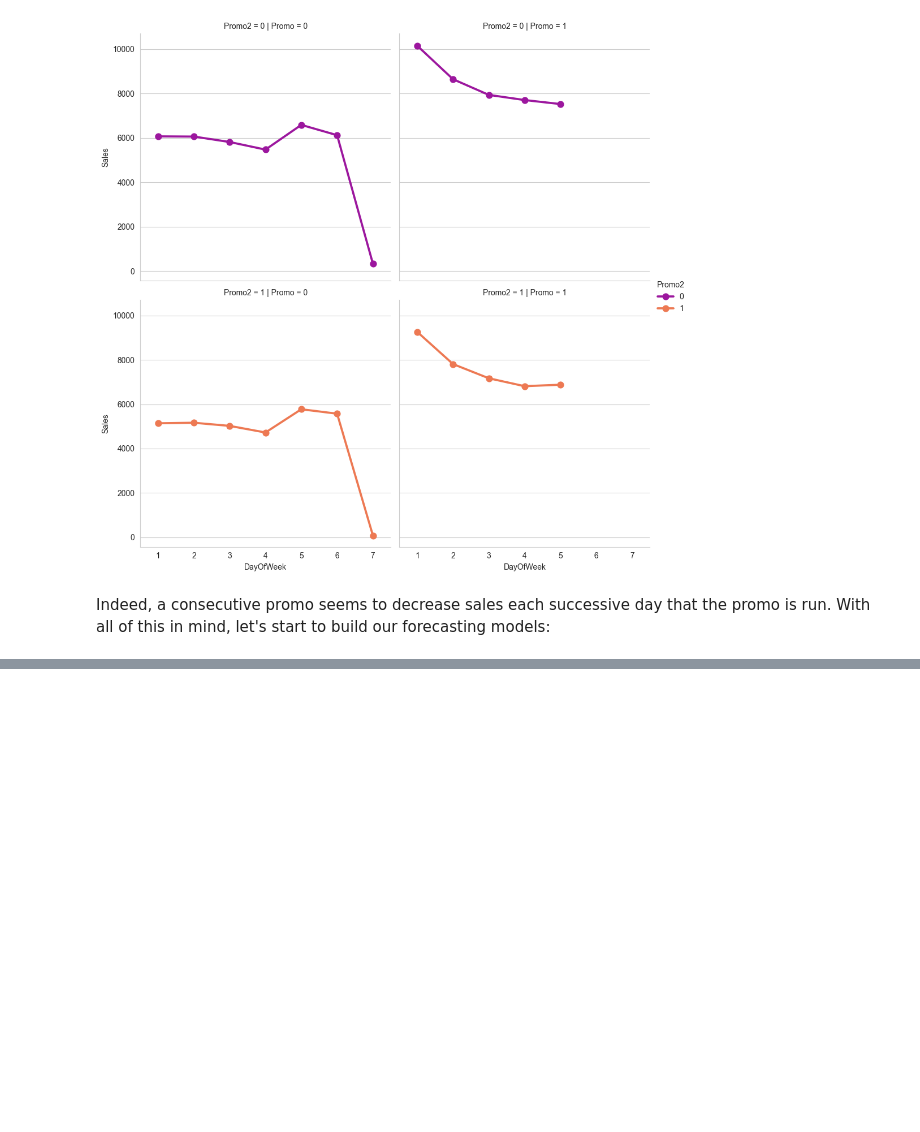
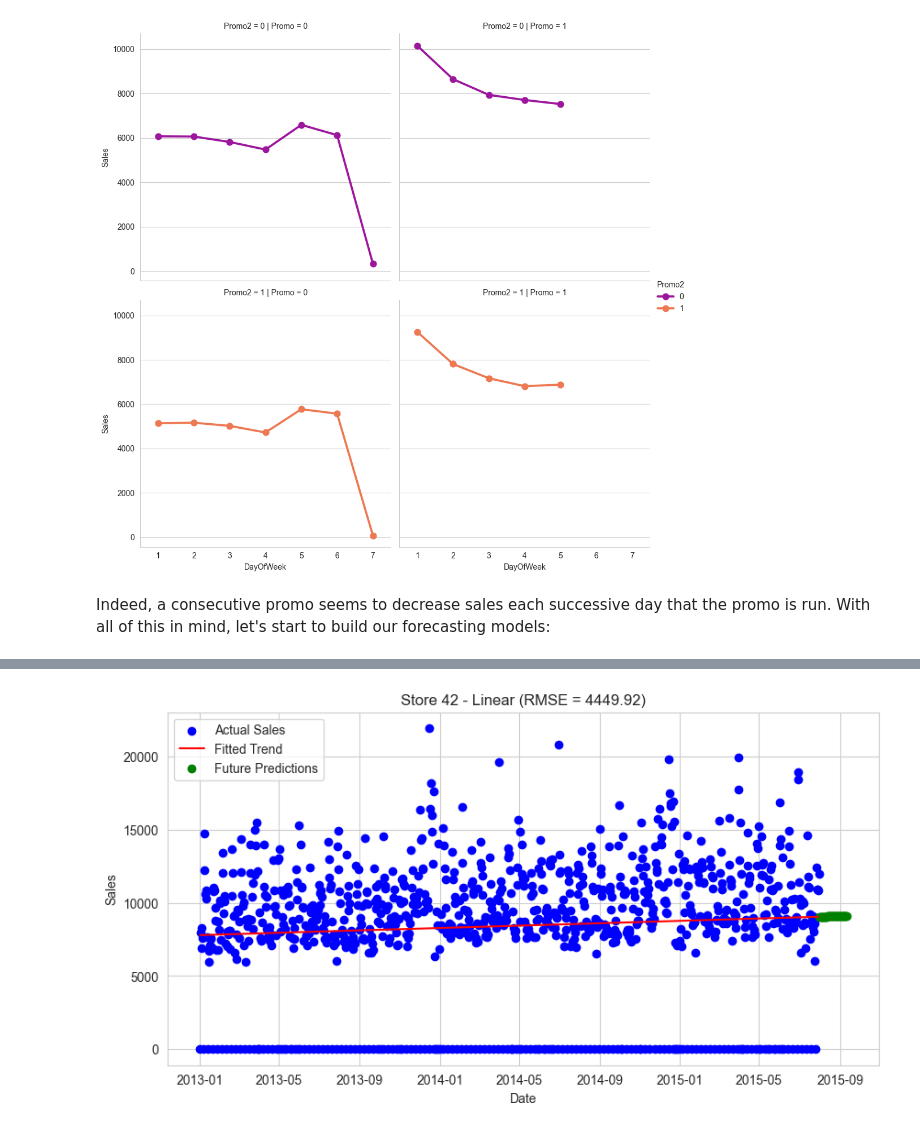
Before and after one commit to austindbirch/data_science_portfolio, a Jupyter notebook: 2: Sales and Revenue Optimization/Sales Forecasting/sales_forecasting.ipynb, the cells around one changed output, grey strips where cells are left out. Cells and saved outputs as stored; diff of their text form; code cells hidden in the pictures; blank space fills up the shorter version.

```diff
--- a/2: Sales and Revenue Optimization/Sales Forecasting/sales_forecasting.ipynb
+++ b/2: Sales and Revenue Optimization/Sales Forecasting/sales_forecasting.ipynb
@@ -411,0 +465,34 @@ full_data.describe
+# %%
+from sklearn.metrics import root_mean_squared_error
+
+selected_store_id = int(42)
+
+# get fitted linear model
+model, min_date, max_date = simple_linear_trend(full_data, store_id=selected_store_id)
+
+# predict 6 weeks into the future
+predictions = predict_future_sales(model, start_date=max_date, num_days=42)
+
+# get RMSE
+selected_store_df = full_data[full_data['Store'] == selected_store_id].copy()
+y_true = selected_store_df['Sales'].values
+x_ord = selected_store_df['Date'].map(lambda d: d.toordinal()).values.reshape(-1, 1)
+y_fit = model.predict(x_ord)
+linear_rmse = root_mean_squared_error(y_true, y_fit)
+
+# plot actual sales
+plt.figure(figsize=(10,5))
+plt.scatter(selected_store_df['Date'], y_true, color='blue', label='Actual Sales')
+plt.plot(selected_store_df['Date'], y_fit, color='red', label='Fitted Trend')
+
+# plot predictions
+plt.scatter(predictions['Date'], predictions['PredictedSales'], color='green', label='Future Predictions')
+plt.plot(predictions['Date'], predictions['PredictedSales'], color='green')
+
+plt.title(f'Store {str(selected_store_id)} - Linear (RMSE = {linear_rmse:.2f})')
+plt.xlabel('Date')
+plt.ylabel('Sales')
+plt.legend()
+plt.show()
+# %% [output]
+[figure, added]
```
Also changed, not shown: parts of 19 cells of this notebook.
